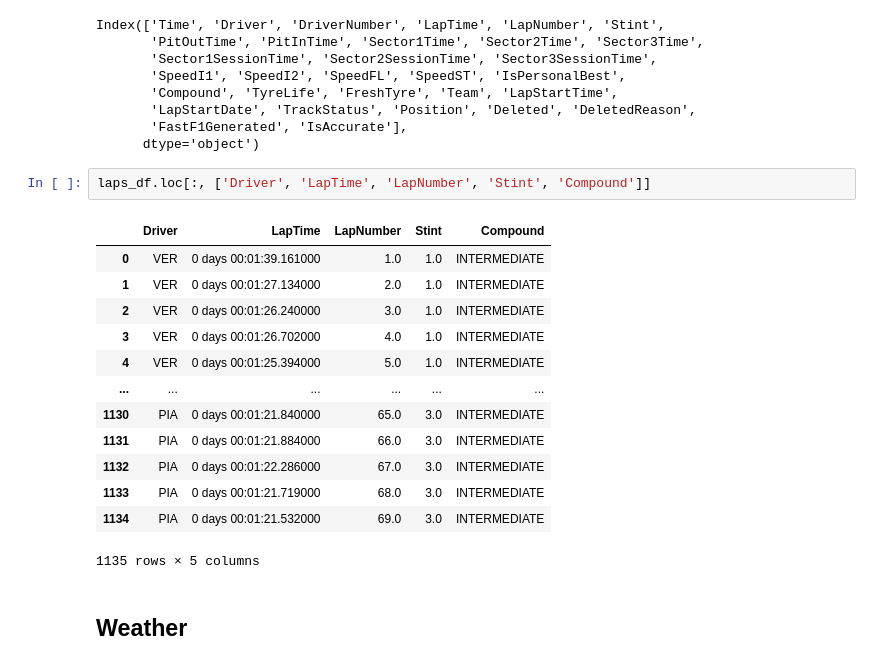
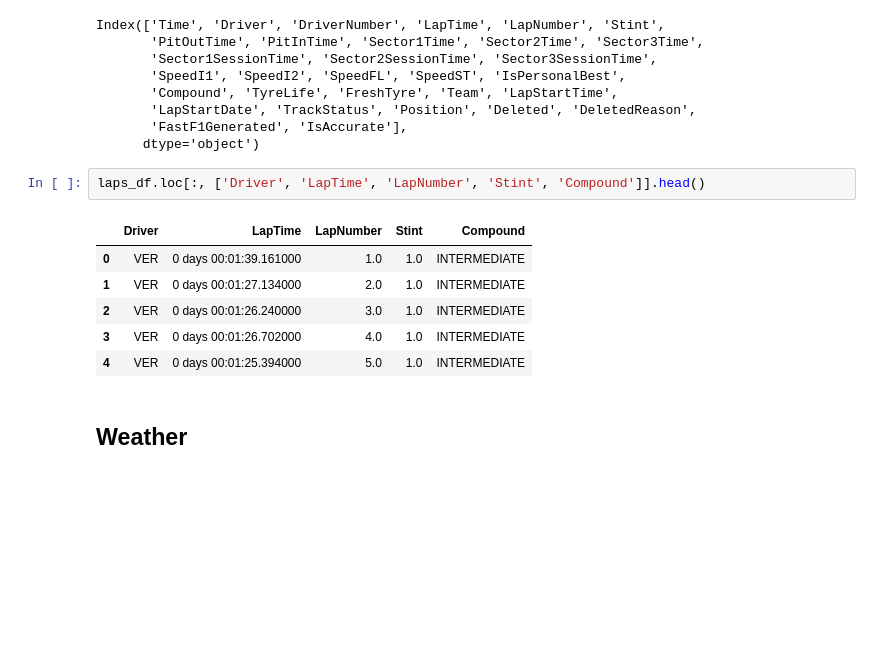
Before and after one commit to mihalisag/data-podium, a Jupyter notebook: f1_telemetry.ipynb, the cells around one changed output. Cells and saved outputs as stored; diff of their text form; blank space fills up the shorter version.

```diff
--- a/f1_telemetry.ipynb
+++ b/f1_telemetry.ipynb
@@ -439,21 +227,14 @@ Index(['Time', 'Driver', 'DriverNumber', 'LapTime', 'LapNumber', 'Stint',
        'FastF1Generated', 'IsAccurate'],
       dtype='object')
 # %%
-laps_df.loc[:, ['Driver', 'LapTime', 'LapNumber', 'Stint', 'Compound']]
+laps_df.loc[:, ['Driver', 'LapTime', 'LapNumber', 'Stint', 'Compound']].head()
 # %% [output]
 |  | Driver | LapTime | LapNumber | Stint | Compound |
 | 0 | VER | 0 days 00:01:39.161000 | 1.0 | 1.0 | INTERMEDIATE |
 | 1 | VER | 0 days 00:01:27.134000 | 2.0 | 1.0 | INTERMEDIATE |
 | 2 | VER | 0 days 00:01:26.240000 | 3.0 | 1.0 | INTERMEDIATE |
 | 3 | VER | 0 days 00:01:26.702000 | 4.0 | 1.0 | INTERMEDIATE |
 | 4 | VER | 0 days 00:01:25.394000 | 5.0 | 1.0 | INTERMEDIATE |
-| ... | ... | ... | ... | ... | ... |
-| 1130 | PIA | 0 days 00:01:21.840000 | 65.0 | 3.0 | INTERMEDIATE |
-| 1131 | PIA | 0 days 00:01:21.884000 | 66.0 | 3.0 | INTERMEDIATE |
-| 1132 | PIA | 0 days 00:01:22.286000 | 67.0 | 3.0 | INTERMEDIATE |
-| 1133 | PIA | 0 days 00:01:21.719000 | 68.0 | 3.0 | INTERMEDIATE |
-| 1134 | PIA | 0 days 00:01:21.532000 | 69.0 | 3.0 | INTERMEDIATE |
-1135 rows × 5 columns
 # %% [markdown]
 ## Weather
 # %%
```
Also changed, not shown: parts of 84 cells of this notebook, 6 other files.
